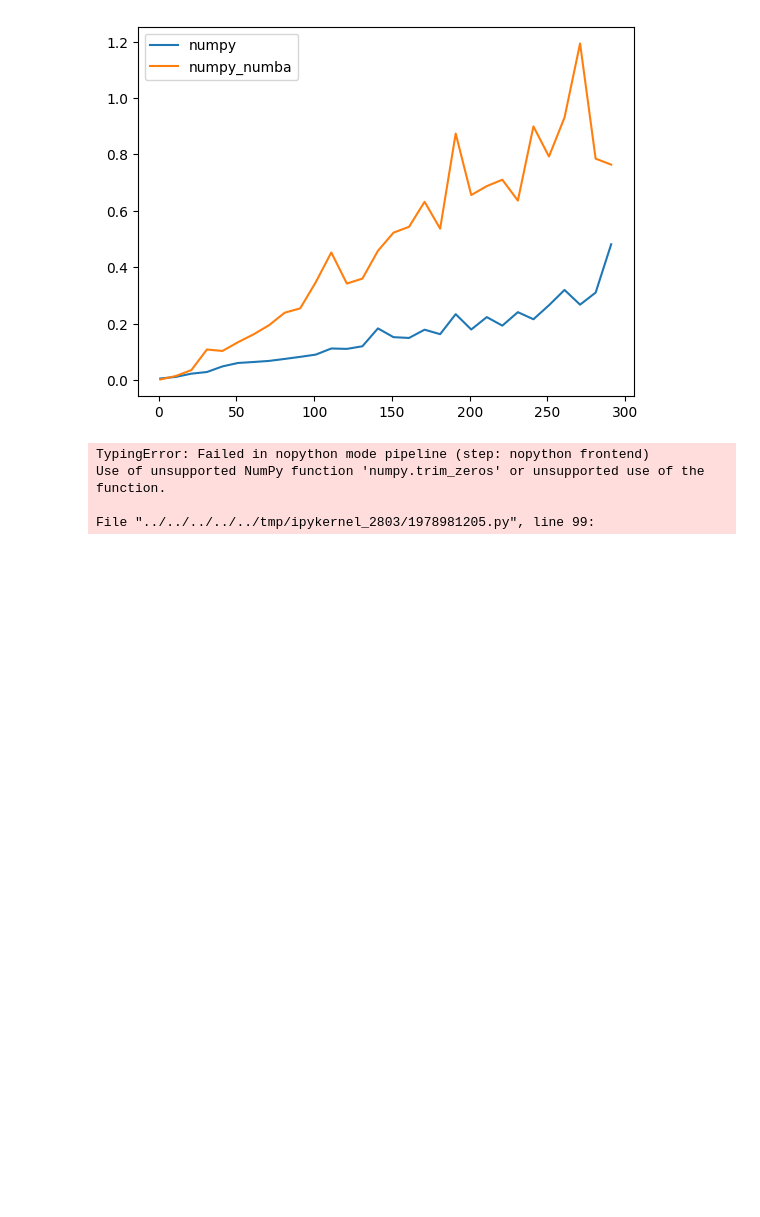
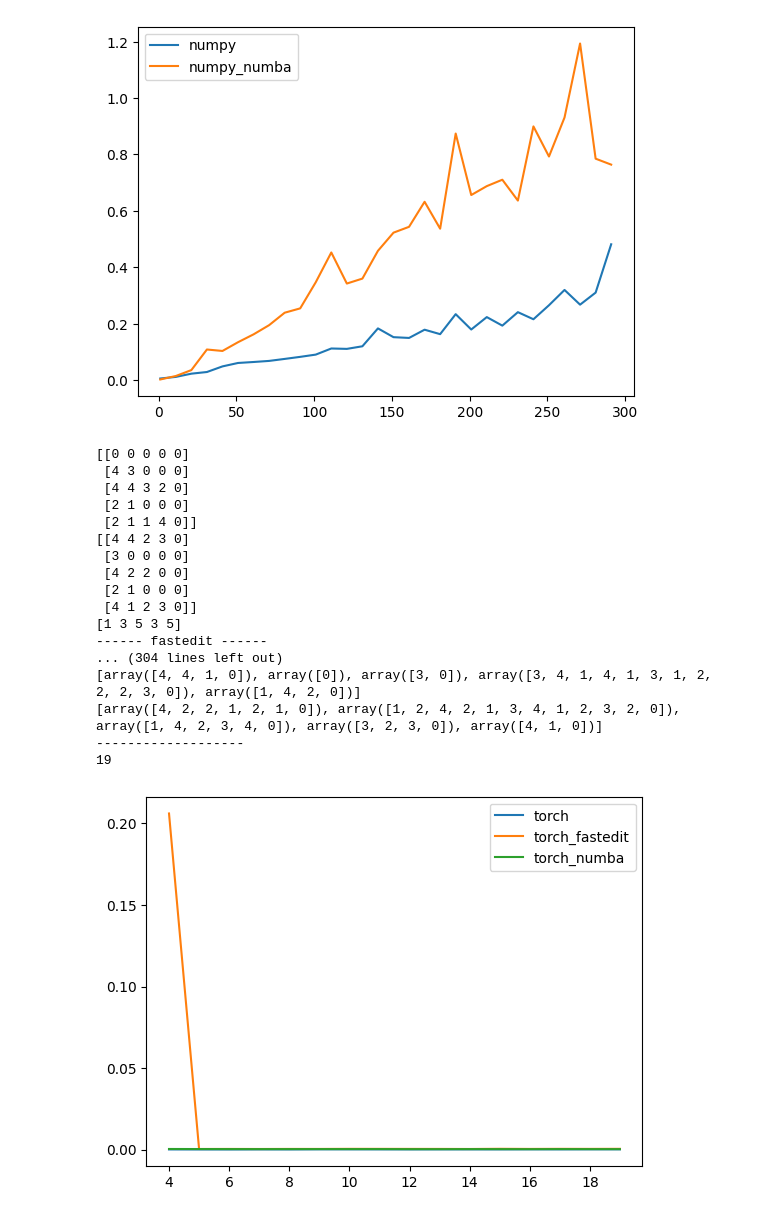
Before and after one commit to gizmrkv/CoLingo, a Jupyter notebook: benchmark/lansim.ipynb, the cells around one changed output. Saved outputs shown, nothing was run; the diff lists cells and outputs as text; code cells hidden in the pictures; blank space fills up the shorter version.

```diff
--- a/benchmark/lansim.ipynb
+++ b/benchmark/lansim.ipynb
@@ -193,6 +193,7 @@ l=291, numpy=0.4816155433654785, numpy_numba=0.7640798091888428
 [figure]
 # %%
 import torch as th
+from pprint import pprint
 import editdistance
 from numba import njit
 import numpy as np
@@ -201,6 +202,9 @@ import matplotlib.pyplot as plt
 
 
 def find_length(messages: np.ndarray) -> np.ndarray:
+    """
+    must has 0 at the end of each sequence
+    """
     return np.argmin(messages, axis=1) + 1
 
 
@@ -270,6 +274,7 @@ def lansim_fastedit(
     tensor1_trimmed = [np.trim_zeros(seq, trim="b") for seq in message1]
     tensor2_trimmed = [np.trim_zeros(seq, trim="b") for seq in message2]
 
+
     edit_distances = [
         edit_distance(seq1, seq2)
         for seq1, seq2 in zip(tensor1_trimmed, tensor2_trimmed)
@@ -288,59 +293,85 @@ def lansim_numba(
     if length1 is None:
         length1 = np.argmin(message1, axis=1) + 1
     if length2 is None:
-        length1 = np.argmin(message2, axis=1) + 1
+        length2 = np.argmin(message2, axis=1) + 1
 
-    tensor1_trimmed = [np.trim_zeros(seq, trim="b") for seq in message1]
-    tensor2_trimmed = [np.trim_zeros(seq, trim="b") for seq in message2]
+    tensor1_trimmed = []
+    for i in range(message1.shape[0]):
+        tensor1_trimmed.append(message1[i, :length1[i]])
+    tensor2_trimmed = []
+    for i in range(message2.shape[0]):
+        tensor2_trimmed.append(message2[i, :length2[i]])
 
-    edit_distances = [
-        editdistance.eval(seq1, seq2)
-        for seq1, seq2 in zip(tensor1_trimmed, tensor2_trimmed)
-    ]
+    edit_distances = []
+    for i in range(len(tensor1_trimmed)):
+        edit_distances.append(edit_distance(tensor1_trimmed[i], tensor2_trimmed[i]))
 
     return 1 - np.array(edit_distances) / np.maximum(length1, length2)
 
 
-lengths = list(range(1, 50, 5))
+batch_size = 5
+lengths = list(range(4, 20, 1))
 times = []
 times_fastedit = []
 times_numba = []
 for l in lengths:
-    messages1 = np.random.randint(0, 5, (100000, l))
-    messages2 = np.random.randint(0, 5, (100000, l))
+    messages1 = np.random.randint(0, 5, (batch_size, l))
+    messages2 = np.random.randint(0, 5, (batch_size, l))
+    eos = np.zeros((batch_size, 1))
+    messages1 = np.concatenate([messages1, eos], axis=1)
+    messages2 = np.concatenate([messages2, eos], axis=1)
 
     length1 = find_length(messages1)
     length2 = find_length(messages2)
 
     messages1 = zero_replace(messages1, length1)
     messages2 = zero_replace(messages2, length2)
+
+    print(messages1)
+    print(messages2)
+    print(length1)
 
     start = time.time()
     lan1 = lansim(messages1, messages2, length1, length2)
     elapsed = time.time() - start
     times.append(elapsed)
 
     start = time.time()
     lan2 = lansim_fastedit(messages1, messages2, length1, length2)
     elapsed = time.time() - start
     times_fastedit.append(elapsed)
 
     start = time.time()
     lan3 = lansim_numba(messages1, messages2, length1, length2)
     elapsed = time.time() - start
     times_numba.append(elapsed)
 
     print(l)
 
-    assert np.allclose(lan1, lan2, lan3)
+    assert np.allclose(lan1, lan2)
+    assert np.allclose(lan2, lan3)
 
 plt.plot(lengths, times, label="torch")
 plt.plot(lengths, times_fastedit, label="torch_fastedit")
 plt.plot(lengths, times_numba, label="torch_numba")
 plt.legend()
 plt.show()
 # %% [output]
-TypingError: Failed in nopython mode pipeline (step: nopython frontend)
-Use of unsupported NumPy function 'numpy.trim_zeros' or unsupported use of the function.
-
-File "../../../../../tmp/ipykernel_2803/1978981205.py", line 99:
+[[0 0 0 0 0]
+ [4 3 0 0 0]
+ [4 4 3 2 0]
+ [2 1 0 0 0]
+ [2 1 1 4 0]]
+[[4 4 2 3 0]
+ [3 0 0 0 0]
+ [4 2 2 0 0]
+ [2 1 0 0 0]
+ [4 1 2 3 0]]
+[1 3 5 3 5]
+------ fastedit ------
+... (304 lines left out)
+[array([4, 4, 1, 0]), array([0]), array([3, 0]), array([3, 4, 1, 4, 1, 3, 1, 2, 2, 2, 3, 0]), array([1, 4, 2, 0])]
+[array([4, 2, 2, 1, 2, 1, 0]), array([1, 2, 4, 2, 1, 3, 4, 1, 2, 3, 2, 0]), array([1, 4, 2, 3, 4, 0]), array([3, 2, 3, 0]), array([4, 1, 0])]
+-------------------
+19
+[figure, added]
```
